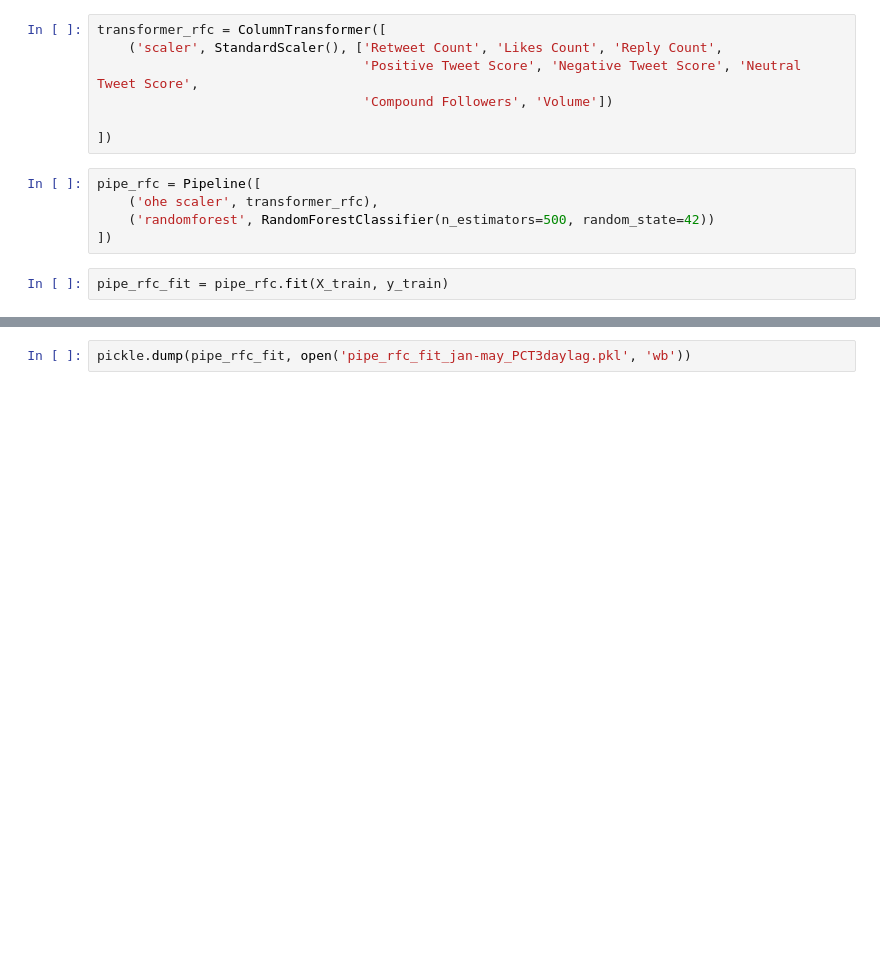
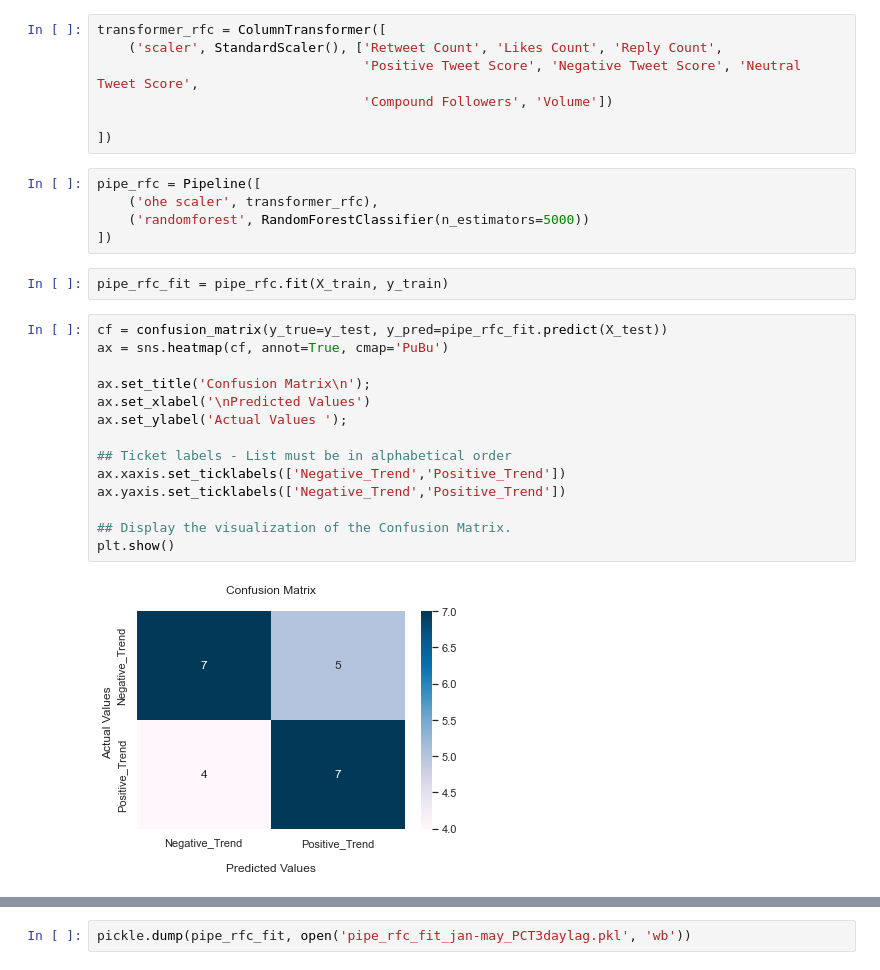
Before and after one commit to daanishali921/twitter_sentiment_stock_trend_predictor, a Jupyter notebook: scrap_book.ipynb, the cells around one changed output, grey strips where cells are left out. Saved outputs shown, nothing was run; the diff lists cells and outputs as text; blank space fills up the shorter version.

```diff
--- a/scrap_book.ipynb
+++ b/scrap_book.ipynb
@@ -673,7 +649,23 @@ transformer_rfc = ColumnTransformer([
 # %%
 pipe_rfc = Pipeline([
     ('ohe scaler', transformer_rfc),
-    ('randomforest', RandomForestClassifier(n_estimators=500, random_state=42))
+    ('randomforest', RandomForestClassifier(n_estimators=5000))
 ])
 # %%
 pipe_rfc_fit = pipe_rfc.fit(X_train, y_train)
+# %%
+cf = confusion_matrix(y_true=y_test, y_pred=pipe_rfc_fit.predict(X_test))
+ax = sns.heatmap(cf, annot=True, cmap='PuBu')
+
+ax.set_title('Confusion Matrix\n');
+ax.set_xlabel('\nPredicted Values')
+ax.set_ylabel('Actual Values ');
+
+## Ticket labels - List must be in alphabetical order
+ax.xaxis.set_ticklabels(['Negative_Trend','Positive_Trend'])
+ax.yaxis.set_ticklabels(['Negative_Trend','Positive_Trend'])
+
+## Display the visualization of the Confusion Matrix.
+plt.show()
+# %% [output]
+[figure, added]
```
Also changed, not shown: parts of 56 cells of this notebook.
